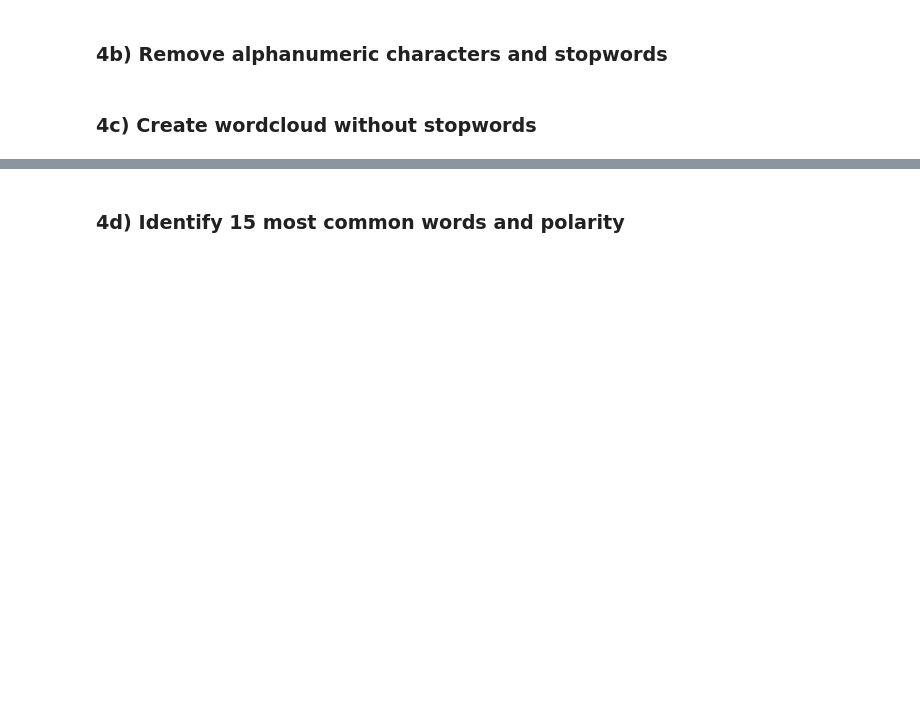
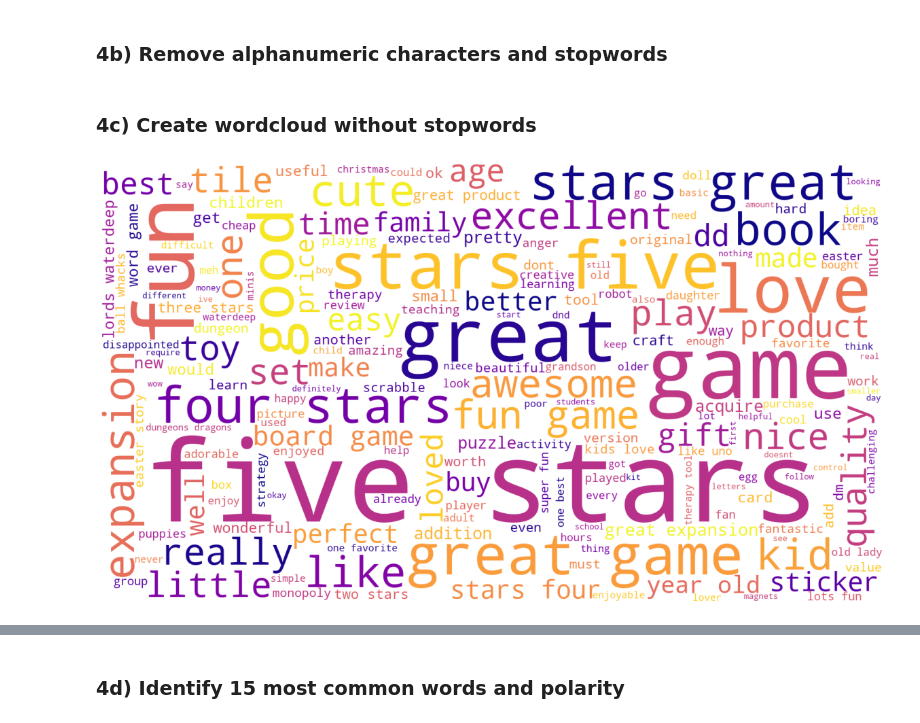
Before and after one commit to BooBN1/Turtle-Games, a Jupyter notebook: Stopford_Nikki_LSE_DA301_assignment_EDA.ipynb, the cells around one changed output, grey strips where cells are left out. Drawn from its saved outputs; the diff is of its cells as text; code cells hidden in the pictures; blank space fills up the shorter version.

```diff
--- a/Stopford_Nikki_LSE_DA301_assignment_EDA.ipynb
+++ b/Stopford_Nikki_LSE_DA301_assignment_EDA.ipynb
@@ -978,3 +1175,6 @@ warnings.filterwarnings('ignore')
 ### 4b) Remove alphanumeric characters and stopwords
 # %%
 # Delete all the alpanum.
+# *NOTE: action already completed above - repeating for completeness
+# Delete all the alphanumeric characters.
+tokens1 = [word for word in all_tokens if word.isalnum()]
@@ -983,6 +1181,31 @@ warnings.filterwarnings('ignore')
+# %%
+# Create a set of English stop words.
+english_stopwords = set(stopwords.words('english'))
+
+# Create a filtered list of tokens without stop words.
+tokens2 = [x for x in tokens1 if x.lower() not in english_stopwords]
+
+# Define an empty string variable.
+tokens2_string = ''
+
+for value in tokens2:
+    # Add each filtered token word to the string.
+    tokens2_string = tokens2_string + value + ' '
 # %% [markdown]
 ### 4c) Create wordcloud without stopwords
 # %%
 # Create a word cloud without stop words.
+wordcloud = WordCloud(width = 1600, height = 900,
+    background_color ='white',
+    colormap ='plasma',
+    stopwords = 'none',
+    min_font_size = 5).generate(tokens2_string)
 # %%
 # Plot the WordCloud image.
+plt.figure(figsize = (16, 9), facecolor = None)
+plt.imshow(wordcloud)
+plt.axis("off")
+plt.tight_layout(pad = 0)
+plt.show()
+# %% [output]
+[figure, added]
```
Also changed, not shown: parts of 64 cells of this notebook.
